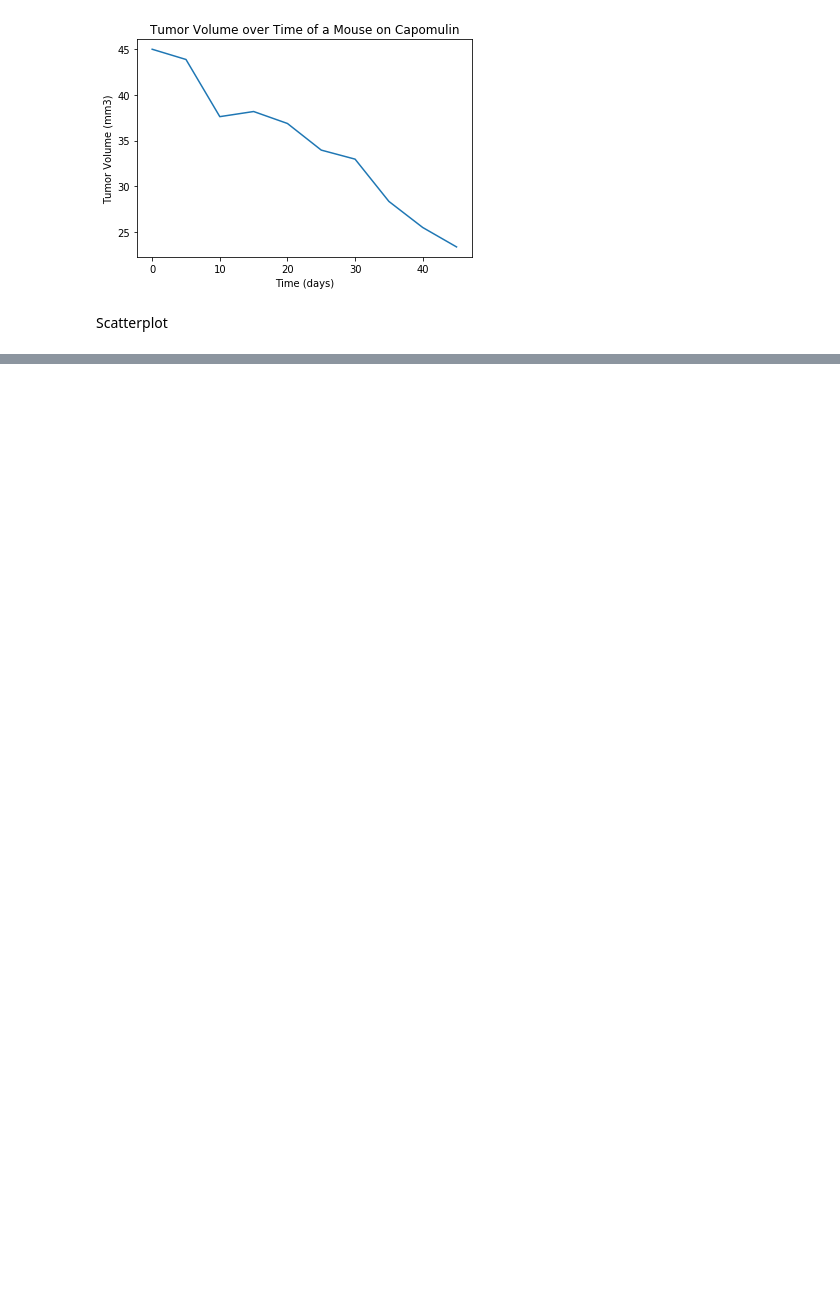
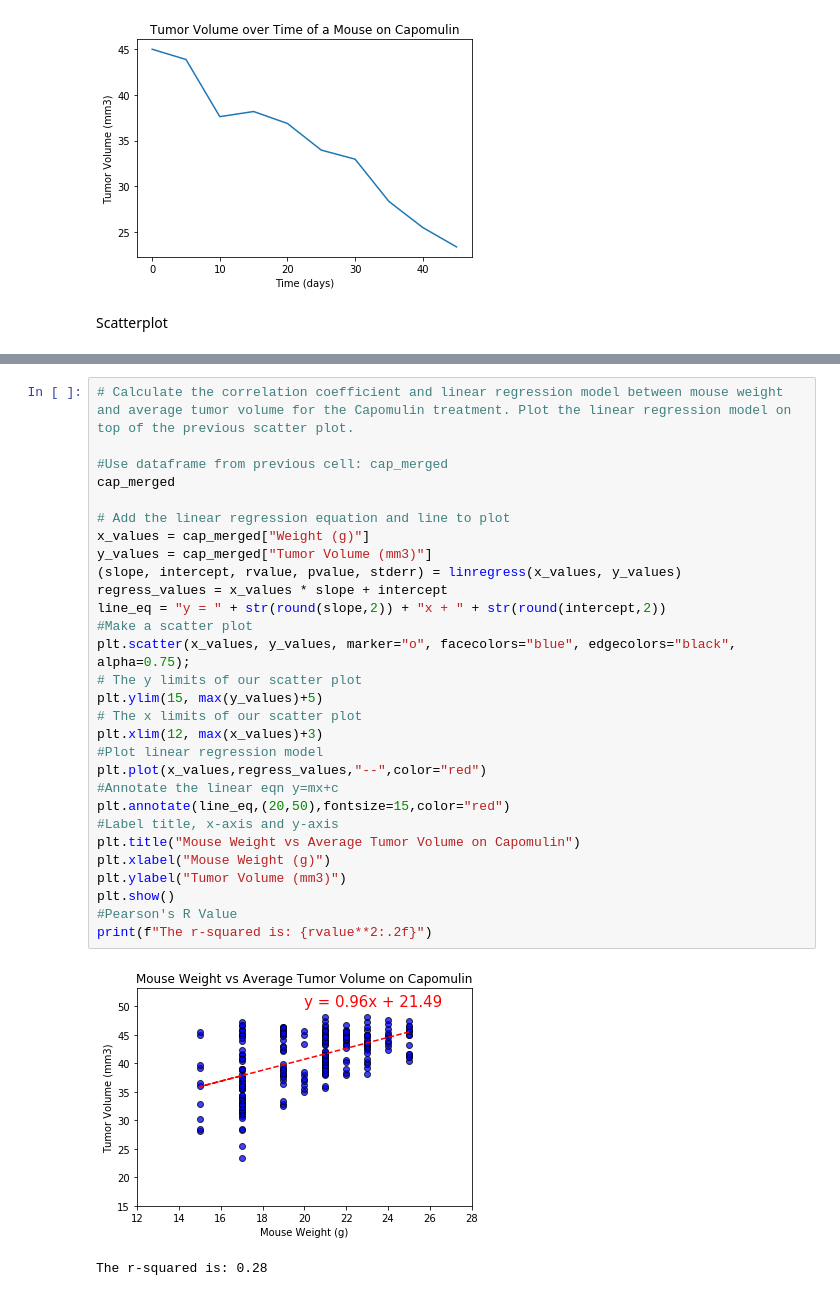
Before and after one commit to annabelcheong/matplotlib, a Jupyter notebook: pymaceuticals.ipynb, the cells around one changed output, grey strips where cells are left out. Saved outputs shown, nothing was run; the diff lists cells and outputs as text; blank space fills up the shorter version.

```diff
--- a/pymaceuticals.ipynb
+++ b/pymaceuticals.ipynb
@@ -632,3 +581,35 @@ plt.ylabel("Tumor Volume (mm3)")
 plt.show()
 # %% [output]
 [figure]
+# %%
+# Calculate the correlation coefficient and linear regression model between mouse weight and average tumor volume for the Capomulin treatment. Plot the linear regression model on top of the previous scatter plot.
+
+#Use dataframe from previous cell: cap_merged
+cap_merged
+
+# Add the linear regression equation and line to plot
+x_values = cap_merged["Weight (g)"]
+y_values = cap_merged["Tumor Volume (mm3)"]
+(slope, intercept, rvalue, pvalue, stderr) = linregress(x_values, y_values)
+regress_values = x_values * slope + intercept
+line_eq = "y = " + str(round(slope,2)) + "x + " + str(round(intercept,2))
+#Make a scatter plot
+plt.scatter(x_values, y_values, marker="o", facecolors="blue", edgecolors="black", alpha=0.75);
+# The y limits of our scatter plot
+plt.ylim(15, max(y_values)+5)
+# The x limits of our scatter plot
+plt.xlim(12, max(x_values)+3)
+#Plot linear regression model
+plt.plot(x_values,regress_values,"--",color="red")
+#Annotate the linear eqn y=mx+c
+plt.annotate(line_eq,(20,50),fontsize=15,color="red")
+#Label title, x-axis and y-axis
+plt.title("Mouse Weight vs Average Tumor Volume on Capomulin")
+plt.xlabel("Mouse Weight (g)")
+plt.ylabel("Tumor Volume (mm3)")
+plt.show()
+#Pearson's R Value
+print(f"The r-squared is: {rvalue**2:.2f}")
+# %% [output]
+[figure, added]
+The r-squared is: 0.28
```
Also changed, not shown: parts of 13 cells of this notebook, 1 other file.
